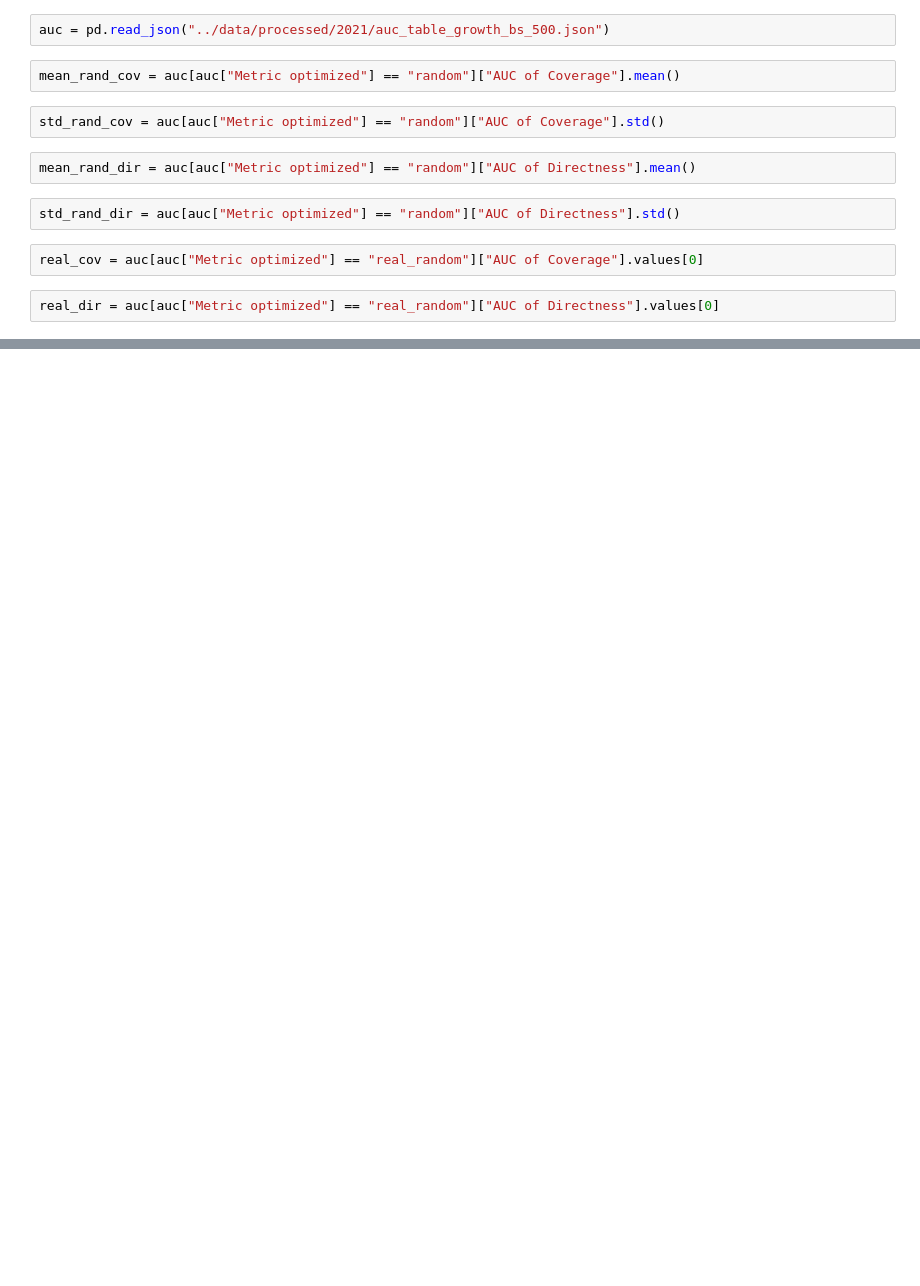
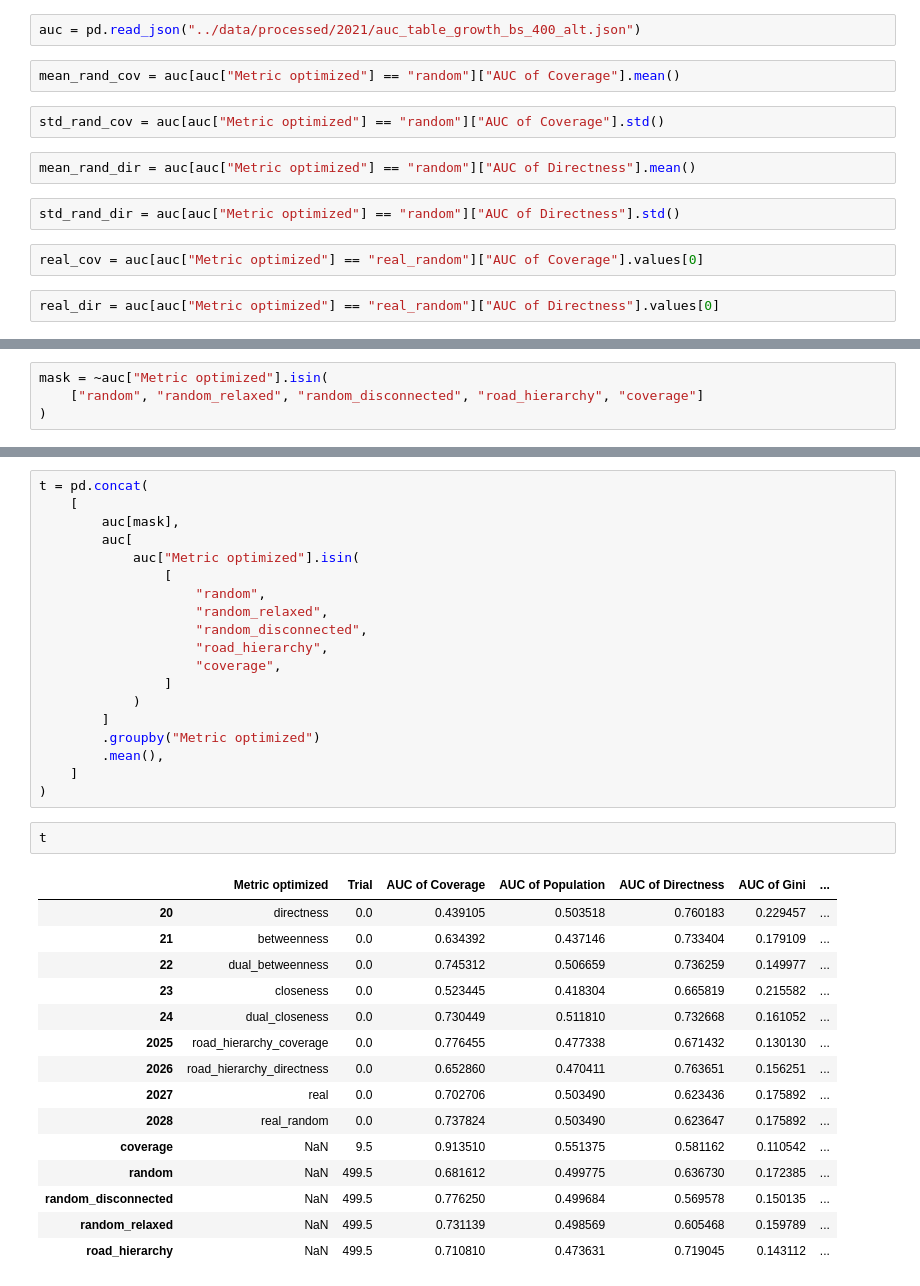
Before and after one commit to csebastiao/paris_orderbike, a Jupyter notebook: notebooks/sandbox.ipynb, the cells around one changed output, grey strips where cells are left out. Drawn from its saved outputs; the diff is of its cells as text; blank space fills up the shorter version.

```diff
--- a/notebooks/sandbox.ipynb
+++ b/notebooks/sandbox.ipynb
@@ -38,5 +39,5 @@ ax.legend()
 # %%
-auc = pd.read_json("../data/processed/2021/auc_table_growth_bs_500.json")
+auc = pd.read_json("../data/processed/2021/auc_table_growth_bs_400_alt.json")
 # %%
 mean_rand_cov = auc[auc["Metric optimized"] == "random"]["AUC of Coverage"].mean()
 # %%
@@ -51,0 +68,4 @@ real_dir = auc[auc["Metric optimized"] == "real_random"]["AUC of Directness"].va
+# %%
+mask = ~auc["Metric optimized"].isin(
+    ["random", "random_relaxed", "random_disconnected", "road_hierarchy", "coverage"]
+)
@@ -51,0 +92,37 @@ real_dir = auc[auc["Metric optimized"] == "real_random"]["AUC of Directness"].va
+# %%
+t = pd.concat(
+    [
+        auc[mask],
+        auc[
+            auc["Metric optimized"].isin(
+                [
+                    "random",
+                    "random_relaxed",
+                    "random_disconnected",
+                    "road_hierarchy",
+                    "coverage",
+                ]
+            )
+        ]
+        .groupby("Metric optimized")
+        .mean(),
+    ]
+)
+# %%
+t
+# %% [output]
+|  | Metric optimized | Trial | AUC of Coverage | AUC of Population | AUC of Directness | AUC of Gini | ... |
+| 20 | directness | 0.0 | 0.439105 | 0.503518 | 0.760183 | 0.229457 | ... |
+| 21 | betweenness | 0.0 | 0.634392 | 0.437146 | 0.733404 | 0.179109 | ... |
+| 22 | dual_betweenness | 0.0 | 0.745312 | 0.506659 | 0.736259 | 0.149977 | ... |
+| 23 | closeness | 0.0 | 0.523445 | 0.418304 | 0.665819 | 0.215582 | ... |
+| 24 | dual_closeness | 0.0 | 0.730449 | 0.511810 | 0.732668 | 0.161052 | ... |
+| 2025 | road_hierarchy_coverage | 0.0 | 0.776455 | 0.477338 | 0.671432 | 0.130130 | ... |
+| 2026 | road_hierarchy_directness | 0.0 | 0.652860 | 0.470411 | 0.763651 | 0.156251 | ... |
+| 2027 | real | 0.0 | 0.702706 | 0.503490 | 0.623436 | 0.175892 | ... |
+| 2028 | real_random | 0.0 | 0.737824 | 0.503490 | 0.623647 | 0.175892 | ... |
+| coverage | NaN | 9.5 | 0.913510 | 0.551375 | 0.581162 | 0.110542 | ... |
+| random | NaN | 499.5 | 0.681612 | 0.499775 | 0.636730 | 0.172385 | ... |
+| random_disconnected | NaN | 499.5 | 0.776250 | 0.499684 | 0.569578 | 0.150135 | ... |
+| random_relaxed | NaN | 499.5 | 0.731139 | 0.498569 | 0.605468 | 0.159789 | ... |
+| road_hierarchy | NaN | 499.5 | 0.710810 | 0.473631 | 0.719045 | 0.143112 | ... |
```
Also changed, not shown: parts of 35 cells of this notebook, 9 other files.
